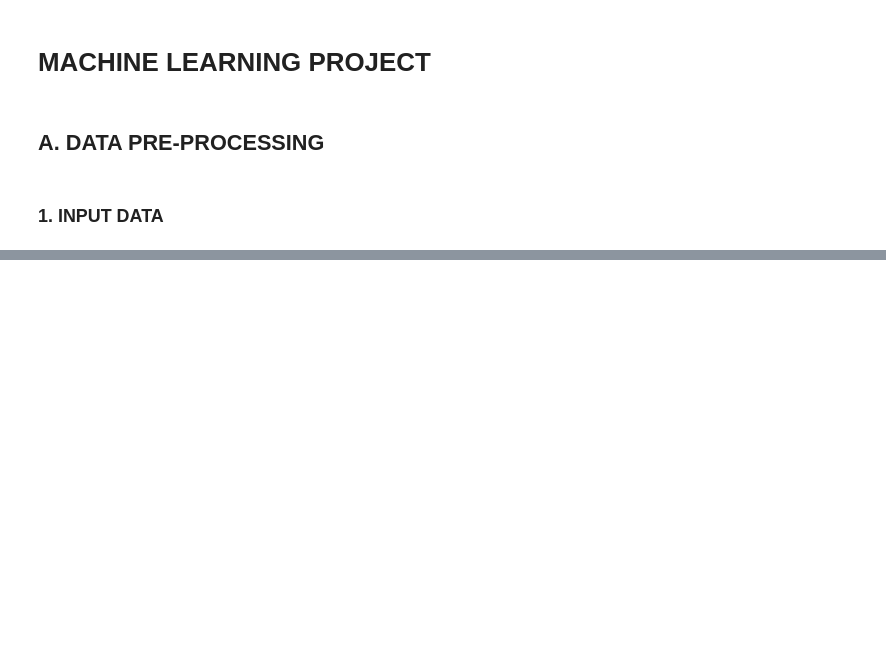
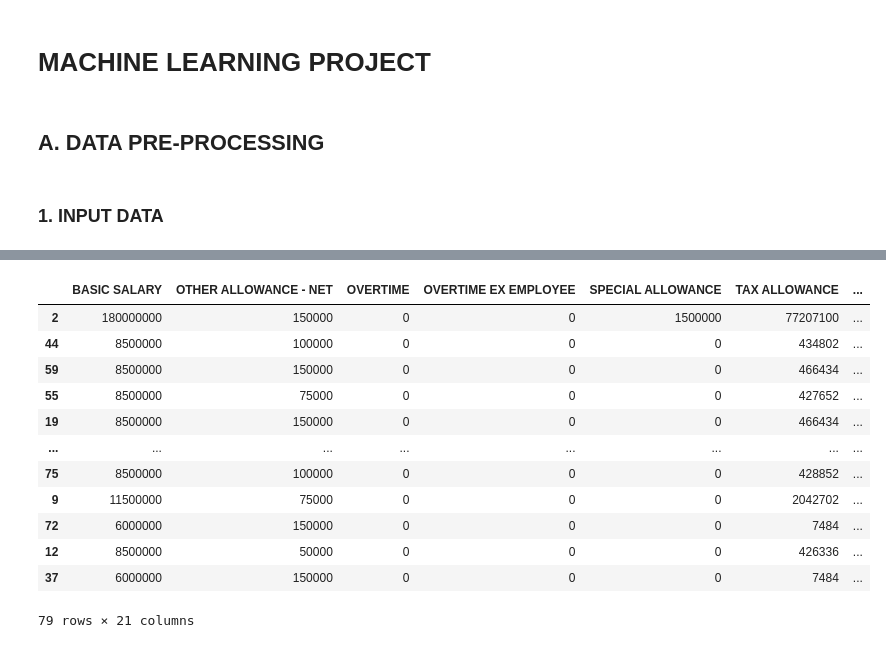
Before and after one commit to RidhoSuharis/ENSO-ML-PROJECT-1, a Jupyter notebook: jupyter-notebook/machine-learning-project.ipynb, the cells around one changed output, grey strips where cells are left out. Cells and saved outputs as stored; diff of their text form; code cells hidden in the pictures; blank space fills up the shorter version.

```diff
--- a/jupyter-notebook/machine-learning-project.ipynb
+++ b/jupyter-notebook/machine-learning-project.ipynb
@@ -55,0 +227,16 @@ dtype: int64
+# %%
+x_train
+# %% [output]
+|  | BASIC SALARY | OTHER ALLOWANCE - NET | OVERTIME | OVERTIME EX EMPLOYEE | SPECIAL ALLOWANCE | TAX ALLOWANCE | ... |
+| 2 | 180000000 | 150000 | 0 | 0 | 1500000 | 77207100 | ... |
+| 44 | 8500000 | 100000 | 0 | 0 | 0 | 434802 | ... |
+| 59 | 8500000 | 150000 | 0 | 0 | 0 | 466434 | ... |
+| 55 | 8500000 | 75000 | 0 | 0 | 0 | 427652 | ... |
+| 19 | 8500000 | 150000 | 0 | 0 | 0 | 466434 | ... |
+| ... | ... | ... | ... | ... | ... | ... | ... |
+| 75 | 8500000 | 100000 | 0 | 0 | 0 | 428852 | ... |
+| 9 | 11500000 | 75000 | 0 | 0 | 0 | 2042702 | ... |
+| 72 | 6000000 | 150000 | 0 | 0 | 0 | 7484 | ... |
+| 12 | 8500000 | 50000 | 0 | 0 | 0 | 426336 | ... |
+| 37 | 6000000 | 150000 | 0 | 0 | 0 | 7484 | ... |
+79 rows × 21 columns
```
Also changed, not shown: parts of 23 cells of this notebook, 1 other file.
